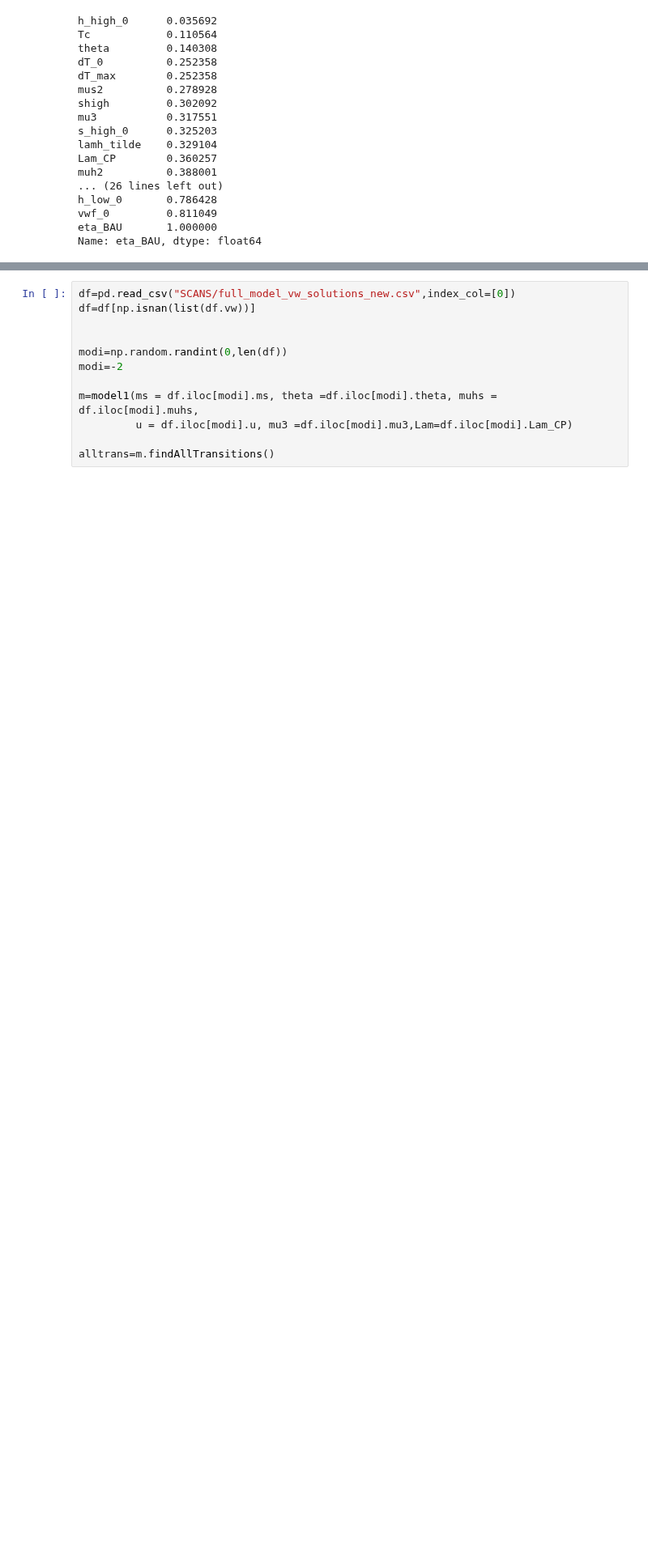
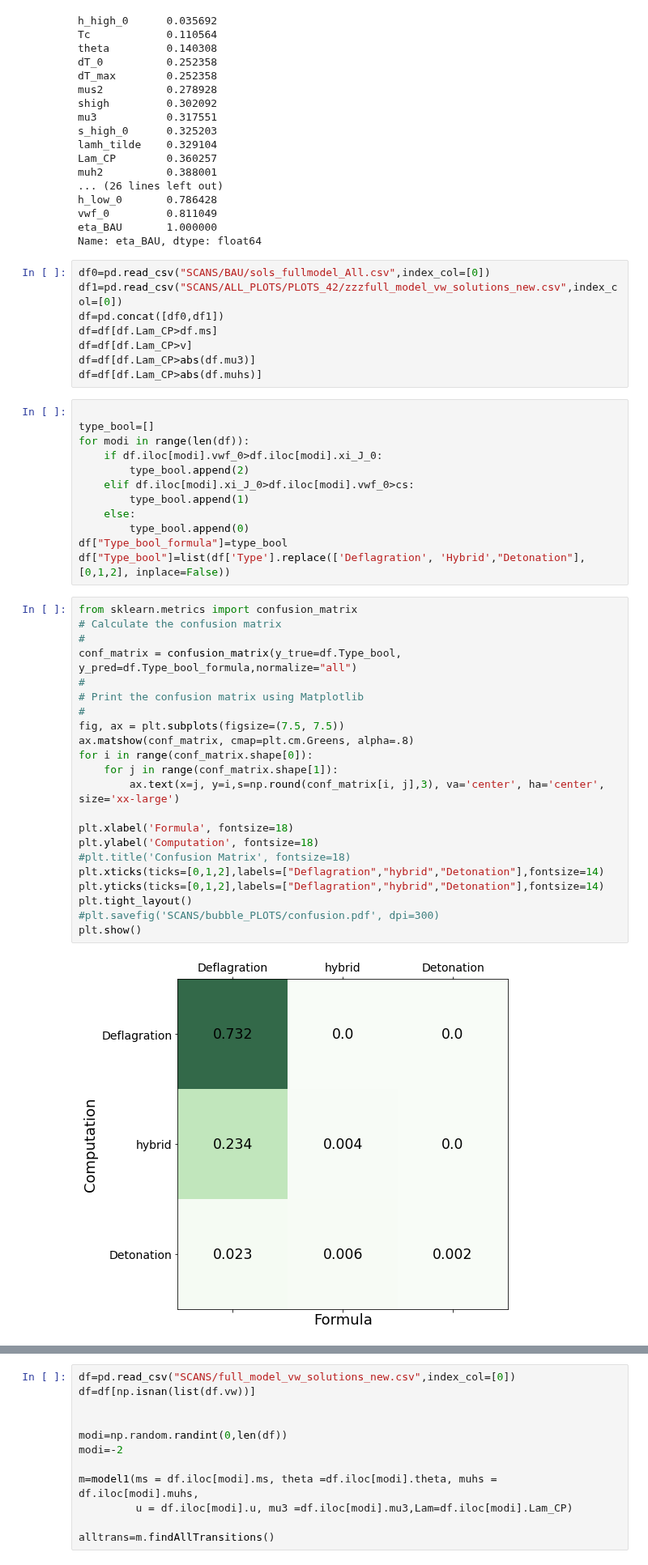
Before and after one commit to PB-316/Z_2breaking-PT-BAU, a Jupyter notebook: check_topquark_full.ipynb, the cells around one changed output, grey strips where cells are left out. Shown at 81% size. Drawn from its saved outputs; the diff is of its cells as text; blank space fills up the shorter version.

```diff
--- a/check_topquark_full.ipynb
+++ b/check_topquark_full.ipynb
@@ -2120,3 +2148,47 @@ h_low_0       0.786428
 vwf_0         0.811049
 eta_BAU       1.000000
 Name: eta_BAU, dtype: float64
+# %%
+df0=pd.read_csv("SCANS/BAU/sols_fullmodel_All.csv",index_col=[0])
+df1=pd.read_csv("SCANS/ALL_PLOTS/PLOTS_42/zzzfull_model_vw_solutions_new.csv",index_col=[0])
+df=pd.concat([df0,df1])
+df=df[df.Lam_CP>df.ms]
+df=df[df.Lam_CP>v]
+df=df[df.Lam_CP>abs(df.mu3)]
+df=df[df.Lam_CP>abs(df.muhs)]
+# %%
+
+type_bool=[]
+for modi in range(len(df)):
+    if df.iloc[modi].vwf_0>df.iloc[modi].xi_J_0:
+        type_bool.append(2)
+    elif df.iloc[modi].xi_J_0>df.iloc[modi].vwf_0>cs:
+        type_bool.append(1)
+    else:
+        type_bool.append(0)
+df["Type_bool_formula"]=type_bool
+df["Type_bool"]=list(df['Type'].replace(['Deflagration', 'Hybrid',"Detonation"],[0,1,2], inplace=False))
+# %%
+from sklearn.metrics import confusion_matrix
+# Calculate the confusion matrix
+#
+conf_matrix = confusion_matrix(y_true=df.Type_bool, y_pred=df.Type_bool_formula,normalize="all")
+#
+# Print the confusion matrix using Matplotlib
+#
+fig, ax = plt.subplots(figsize=(7.5, 7.5))
+ax.matshow(conf_matrix, cmap=plt.cm.Greens, alpha=.8)
+for i in range(conf_matrix.shape[0]):
+    for j in range(conf_matrix.shape[1]):
+        ax.text(x=j, y=i,s=np.round(conf_matrix[i, j],3), va='center', ha='center', size='xx-large')
+
+plt.xlabel('Formula', fontsize=18)
+plt.ylabel('Computation', fontsize=18)
+#plt.title('Confusion Matrix', fontsize=18)
+plt.xticks(ticks=[0,1,2],labels=["Deflagration","hybrid","Detonation"],fontsize=14)
+plt.yticks(ticks=[0,1,2],labels=["Deflagration","hybrid","Detonation"],fontsize=14)
+plt.tight_layout()
+#plt.savefig('SCANS/bubble_PLOTS/confusion.pdf', dpi=300)
+plt.show()
+# %% [output]
+[figure, added]
```
Also changed, not shown: parts of 2 cells of this notebook, 3 other files.
